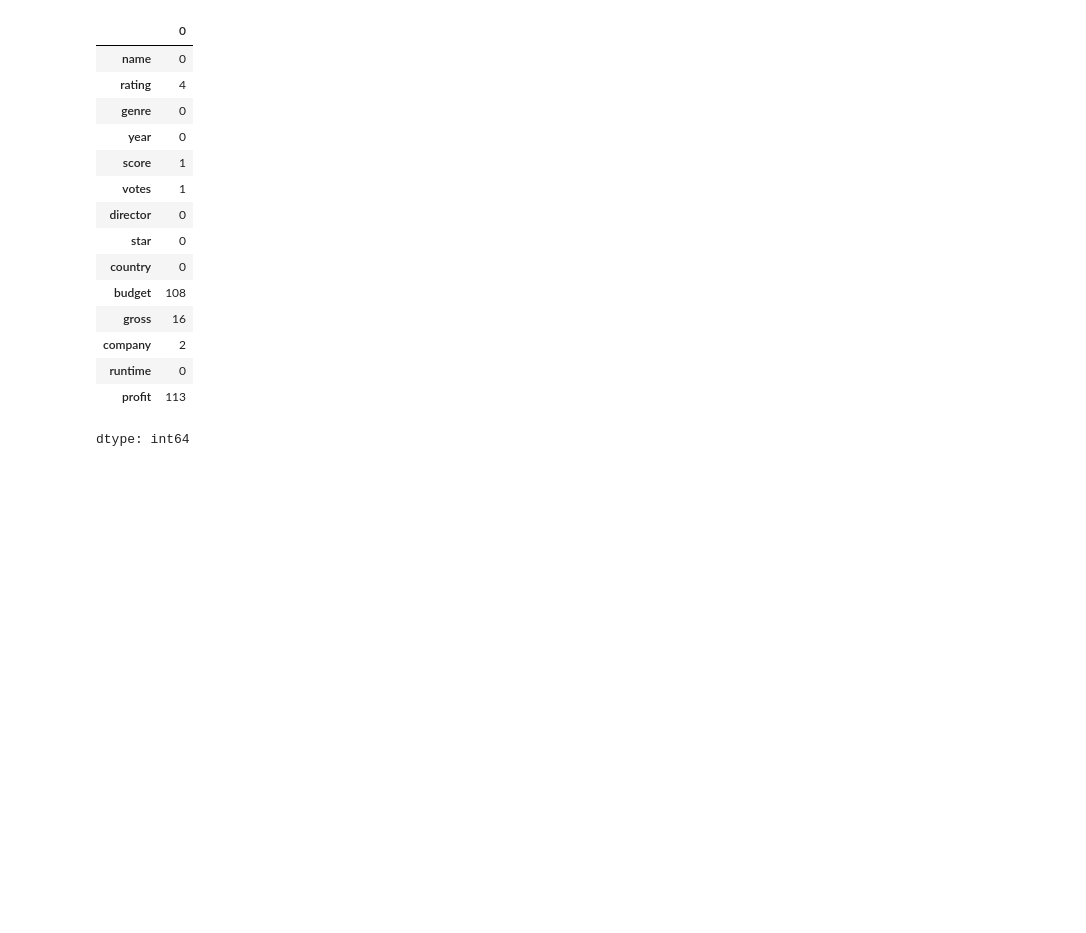
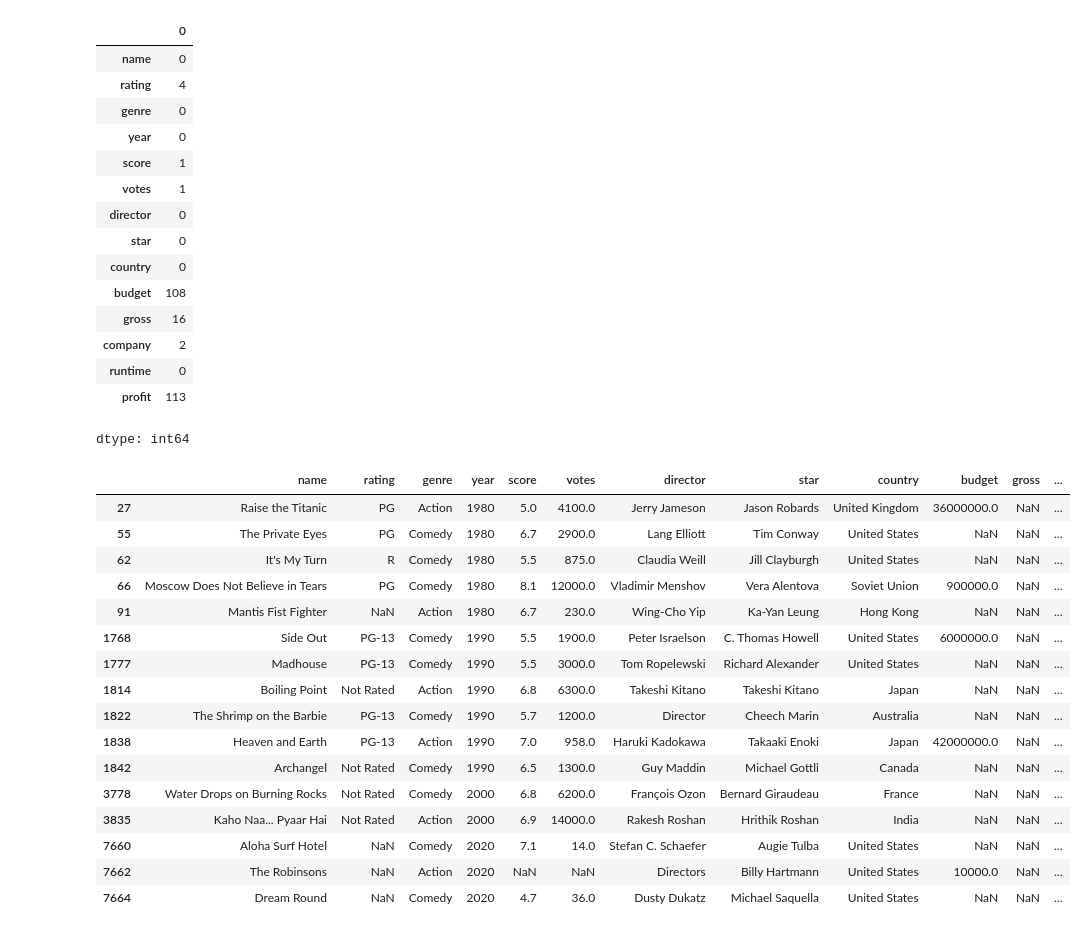
Before and after one commit to Kaidense2026/Pop_culture-, a Jupyter notebook: Pop_Culture_research_project.ipynb, the cells around one changed output. Saved outputs shown, nothing was run; the diff lists cells and outputs as text; code cells hidden in the pictures; blank space fills up the shorter version.

```diff
--- a/Pop_Culture_research_project.ipynb
+++ b/Pop_Culture_research_project.ipynb
@@ -388,3 +388,23 @@ filtered_movies.isna().sum()
 | runtime | 0 |
 | profit | 113 |
 dtype: int64
+# %%
+filtered_movies[filtered_movies['gross'].isnull()]
+# %% [output]
+|  | name | rating | genre | year | score | votes | director | star | country | budget | gross | ... |
+| 27 | Raise the Titanic | PG | Action | 1980 | 5.0 | 4100.0 | Jerry Jameson | Jason Robards | United Kingdom | 36000000.0 | NaN | ... |
+| 55 | The Private Eyes | PG | Comedy | 1980 | 6.7 | 2900.0 | Lang Elliott | Tim Conway | United States | NaN | NaN | ... |
+| 62 | It's My Turn | R | Comedy | 1980 | 5.5 | 875.0 | Claudia Weill | Jill Clayburgh | United States | NaN | NaN | ... |
+| 66 | Moscow Does Not Believe in Tears | PG | Comedy | 1980 | 8.1 | 12000.0 | Vladimir Menshov | Vera Alentova | Soviet Union | 900000.0 | NaN | ... |
+| 91 | Mantis Fist Fighter | NaN | Action | 1980 | 6.7 | 230.0 | Wing-Cho Yip | Ka-Yan Leung | Hong Kong | NaN | NaN | ... |
+| 1768 | Side Out | PG-13 | Comedy | 1990 | 5.5 | 1900.0 | Peter Israelson | C. Thomas Howell | United States | 6000000.0 | NaN | ... |
+| 1777 | Madhouse | PG-13 | Comedy | 1990 | 5.5 | 3000.0 | Tom Ropelewski | Richard Alexander | United States | NaN | NaN | ... |
+| 1814 | Boiling Point | Not Rated | Action | 1990 | 6.8 | 6300.0 | Takeshi Kitano | Takeshi Kitano | Japan | NaN | NaN | ... |
+| 1822 | The Shrimp on the Barbie | PG-13 | Comedy | 1990 | 5.7 | 1200.0 | Director | Cheech Marin | Australia | NaN | NaN | ... |
+| 1838 | Heaven and Earth | PG-13 | Action | 1990 | 7.0 | 958.0 | Haruki Kadokawa | Takaaki Enoki | Japan | 42000000.0 | NaN | ... |
+| 1842 | Archangel | Not Rated | Comedy | 1990 | 6.5 | 1300.0 | Guy Maddin | Michael Gottli | Canada | NaN | NaN | ... |
+| 3778 | Water Drops on Burning Rocks | Not Rated | Comedy | 2000 | 6.8 | 6200.0 | François Ozon | Bernard Giraudeau | France | NaN | NaN | ... |
+| 3835 | Kaho Naa... Pyaar Hai | Not Rated | Action | 2000 | 6.9 | 14000.0 | Rakesh Roshan | Hrithik Roshan | India | NaN | NaN | ... |
+| 7660 | Aloha Surf Hotel | NaN | Comedy | 2020 | 7.1 | 14.0 | Stefan C. Schaefer | Augie Tulba | United States | NaN | NaN | ... |
+| 7662 | The Robinsons | NaN | Action | 2020 | NaN | NaN | Directors | Billy Hartmann | United States | 10000.0 | NaN | ... |
+| 7664 | Dream Round | NaN | Comedy | 2020 | 4.7 | 36.0 | Dusty Dukatz | Michael Saquella | United States | NaN | NaN | ... |
```
Also changed, not shown: parts of 1 cell of this notebook.
